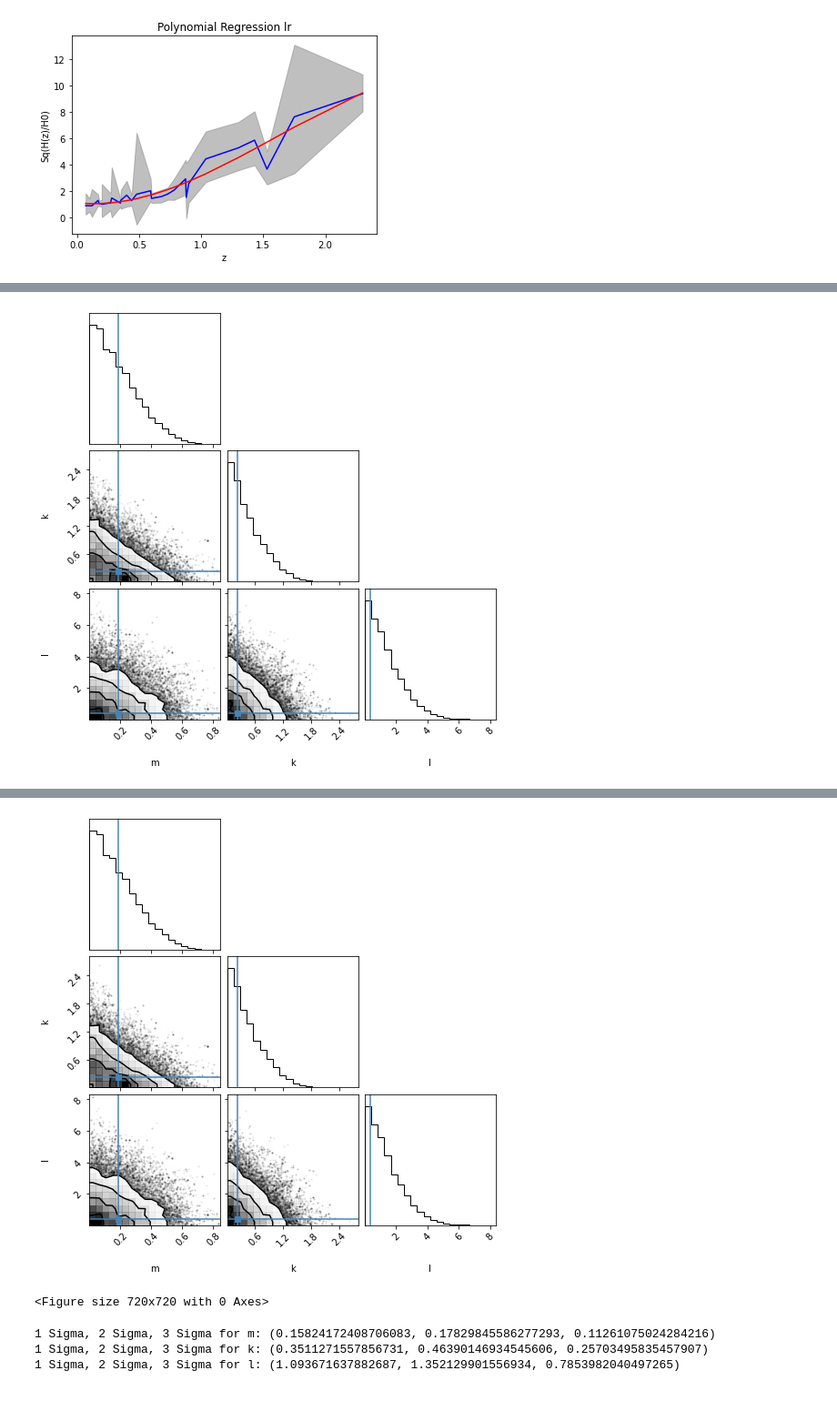
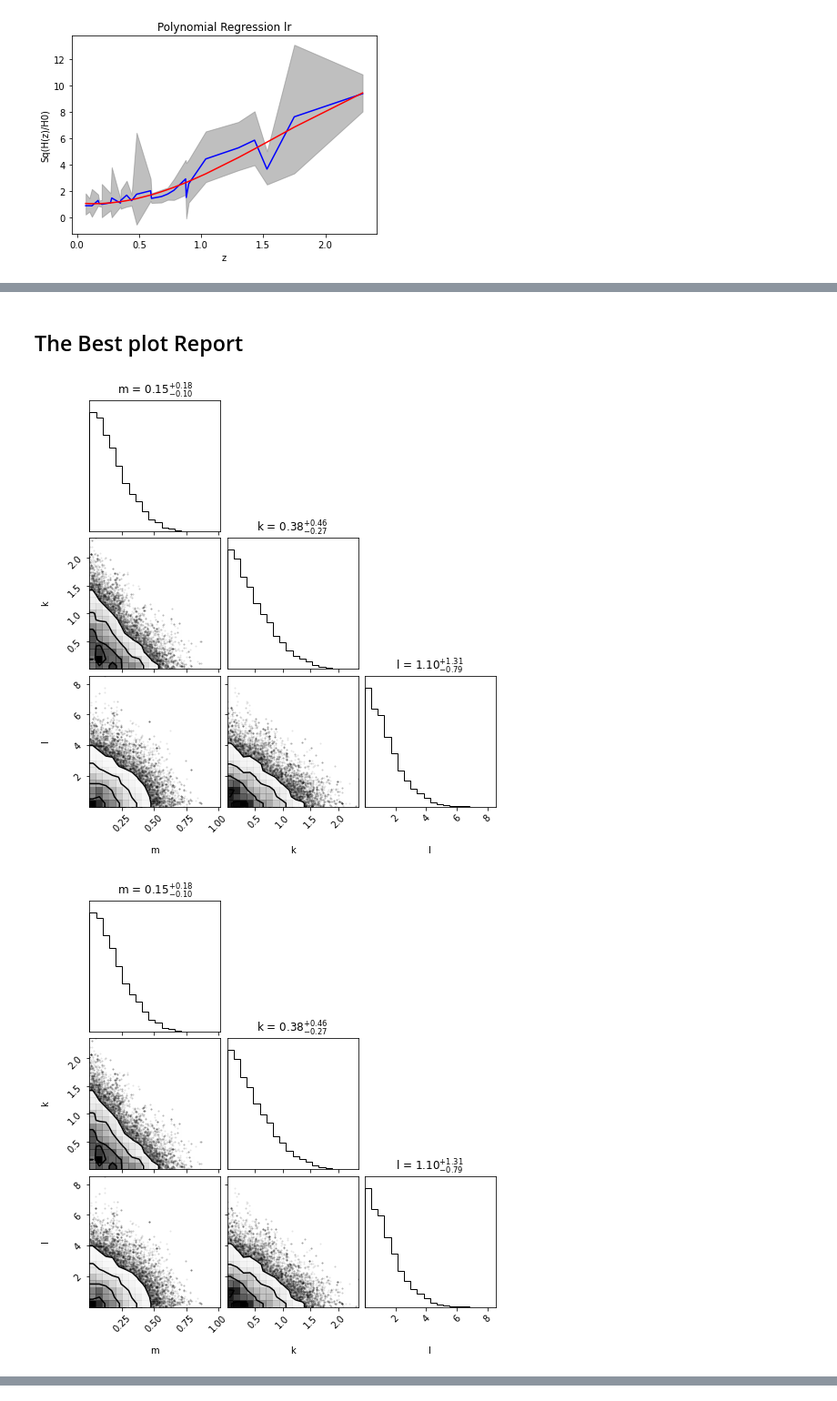
Before and after one commit to pranavsutar/Code-the-Cosmos-PHD, a Jupyter notebook: CodeTheCosmos.ipynb, the cells around one changed output, grey strips where cells are left out. Shown at 91% size. Saved outputs shown, nothing was run; the diff lists cells and outputs as text; code cells hidden in the pictures.

```diff
--- a/CodeTheCosmos.ipynb
+++ b/CodeTheCosmos.ipynb
@@ -65,10 +65,18 @@ df['hz2'] = ((df['hz']+df['e'])/(h0-e0))**2
 # Add a column of hz1.5 = (hz1+hz2)/2 and hz-1.5 = (hz-1+hz-2)/2
 alp = 0.4; bet = 2 - alp
 df['hz1.5'] = (alp*df['hz1'] + bet*df['hz2'])/2
-df['hz-1.5'] = (0.2*df['hz-1'] + 1.8*df['hz-2'])/2
+df['hz-1.5'] = (alp*df['hz-1'] + bet*df['hz-2'])/2
 df['hzu'] = df['hz0'] +1.5*(df['hz2'] - df['hz0'])
 df['hzl'] = df['hz0'] -1.5*(df['hz0'] - df['hz-2'])
 df.head()
+
+# We added a few columns to the dataframe for defining various error bounds
+# Here, hz0 is the central value of Sq(Hz/H0)
+# Hz1 and Hz-1 are loosely the upper and lower bounds of the error
+# Hz2 and Hz-2 are the upper and lower bounds of the error (hz+e)/(h0-e0) and (hz-e)/(h0+e0)
+# Hz1.5 and Hz-1.5 are the average of the two bounds
+# Hzu and Hzl are defined 1.5 times the difference between the central value and the upper and lower bounds
+# i.e. Hzu = hz0 + 1.5*(hz2 - hz0) and Hzl = hz0 - 1.5*(hz0 - hz-2)
 # %% [output]
 |  | z | hz | e | a | b | hz-2 | hz-1 | hz0 | hz1 | hz2 | hz1.5 | ... |
 | 0 | 0.070 | 69.0 | 19.6 | 1.225043 | 1.144900 | 0.444684 | 0.676049 | 0.892435 | 1.131489 | 1.514267 | 1.437711 | ... |
@@ -163,8 +174,8 @@ df.sort_values(by='e').head()
 | 17 | 0.730 | 97.3 | 7.0 | 5.177717 | 2.992900 | 1.485845 | 1.697230 | 1.774615 | 1.851480 | 2.098474 | 2.049075 | ... |
 # %%
 
-m = (df['a'].iloc[5]*df['b'].iloc[9] - df['a'].iloc[9]*df['b'].iloc[5])/(df['a'].iloc[4]*df['b'].iloc[9] - df['a'].iloc[9]*df['b'].iloc[4])
-k = (df['a'].iloc[4]*df['b'].iloc[9] - df['a'].iloc[5]*df['b'].iloc[4])/(df['a'].iloc[4]*df['b'].iloc[9] - df['a'].iloc[9]*df['b'].iloc[4])
-l = (df['a'].iloc[5]*df['b'].iloc[4]*df['hz0'].iloc[4] - df['a'].iloc[4]*df['b'].iloc[5]*df['hz0'].iloc[5])/(df['a'].iloc[4]*df['b'].iloc[9] - df['a'].iloc[9]*df['b'].iloc[4])
+# m = (df['a'].iloc[5]*df['b'].iloc[9] - df['a'].iloc[9]*df['b'].iloc[5])/(df['a'].iloc[4]*df['b'].iloc[9] - df['a'].iloc[9]*df['b'].iloc[4])
+# k = (df['a'].iloc[4]*df['b'].iloc[9] - df['a'].iloc[5]*df['b'].iloc[4])/(df['a'].iloc[4]*df['b'].iloc[9] - df['a'].iloc[9]*df['b'].iloc[4])
+# l = (df['a'].iloc[5]*df['b'].iloc[4]*df['hz0'].iloc[4] - df['a'].iloc[4]*df['b'].iloc[5]*df['hz0'].iloc[5])/(df['a'].iloc[4]*df['b'].iloc[9] - df['a'].iloc[9]*df['b'].iloc[4])
 
-print(m, k, l)
+# print(m, k, l)
@@ -952,3 +755,5 @@ Now, final submisttion plotting:
+# %% [markdown]
+## The Best plot Report
 # %%
 # Best fit values of m, k, and l:[0.17394948 0.25353387 0.39313364]
 # plot 1 and 2D marginalized probability distributions for all three parameters and report uncertainty corresponding to 1,2 and 3
@@ -958,37 +763,41 @@ def model(z, m, k, l):
     return (m*(1+z)**3 + k*(1+z)**2 + l)
 
 m_final, k_final, l_final = 0.17394948, 0.25353387, 0.39313364
 
 # To plot 1D marginalized probability distributions for all three parameters, we can use the corner module
 # !pip install corner
 import corner
 ndim, nwalkers = 3, 100
 pos = [popt + 1e-4*np.random.randn(ndim) for i in range(nwalkers)]
 
 def lnprob(p):
     if p[0] > 0 and p[1] > 0 and p[2] > 0:
         return -0.5 * np.sum((model(df['z'], *p) - df['hz0'])**2 / df['e']**2)
     return -np.inf
 
 # !pip install emcee
 import emcee
 sampler = emcee.EnsembleSampler(nwalkers, ndim, lnprob)
 sampler.run_mcmc(pos, 500)
 
 samples = sampler.chain[:, 50:, :].reshape((-1, ndim))
-fig = corner.corner(samples, labels=['m', 'k', 'l'], truths=popt)
-plt.figure(figsize=(10, 10))
+
+# 1D plot :
+fig = corner.corner(samples, labels=['m', 'k', 'l'], show_titles=True)
 plt.show()
 
-# To plot 2D marginalized probability distributions for all three parameters, we can use the corner module
-fig = corner.corner(samples, labels=['m', 'k', 'l'], truths=popt)
-plt.figure(figsize=(10, 10))
-plt.show()
 
 # Report the uncertainty corresponding to 1, 2, and 3 sigma
 m_mcmc, k_mcmc, l_mcmc = map(lambda v: (v[1], v[2]-v[1], v[1]-v[0]), zip(*np.percentile(samples, [16, 50, 84], axis=0)))
 print(f'1 Sigma, 2 Sigma, 3 Sigma for m: {m_mcmc}')
 print(f'1 Sigma, 2 Sigma, 3 Sigma for k: {k_mcmc}')
 print(f'1 Sigma, 2 Sigma, 3 Sigma for l: {l_mcmc}')
+
+# Tabulate the results
+df_cf = pd.DataFrame({'m':m_mcmc, 'k':k_mcmc, 'l':l_mcmc})
+df_cf.index = ['1 Sigma', '2 Sigma', '3 Sigma']
+df_cf.index.name = 'Uncertainty'
+print(df_cf)
 # %% [output]
-[figure, old version]
+[figure, new version]
+[figure, new version]
@@ -996,5 +811,0 @@ print(f'1 Sigma, 2 Sigma, 3 Sigma for l: {l_mcmc}')
-[figure, old version]
-<Figure size 720x720 with 0 Axes>
-1 Sigma, 2 Sigma, 3 Sigma for m: (0.15824172408706083, 0.17829845586277293, 0.11261075024284216)
-1 Sigma, 2 Sigma, 3 Sigma for k: (0.3511271557856731, 0.46390146934545606, 0.25703495835457907)
-1 Sigma, 2 Sigma, 3 Sigma for l: (1.093671637882687, 1.352129901556934, 0.7853982040497265)
```
Also changed, not shown: parts of 25 cells of this notebook, 4 other files.
